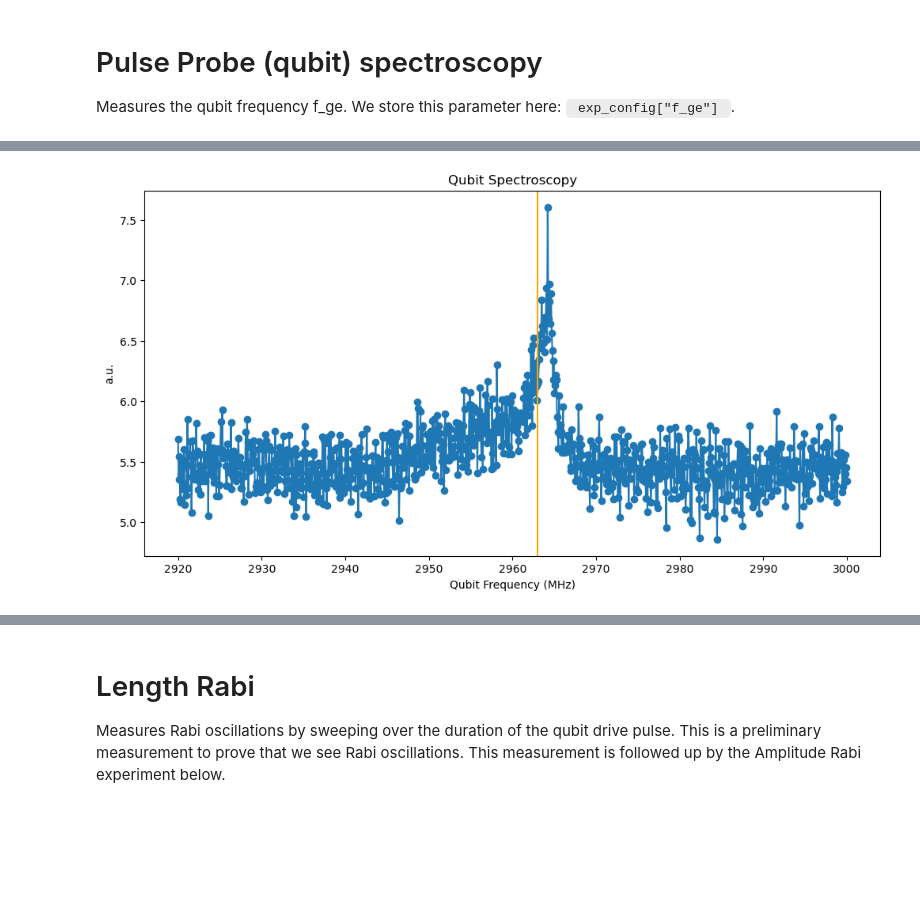
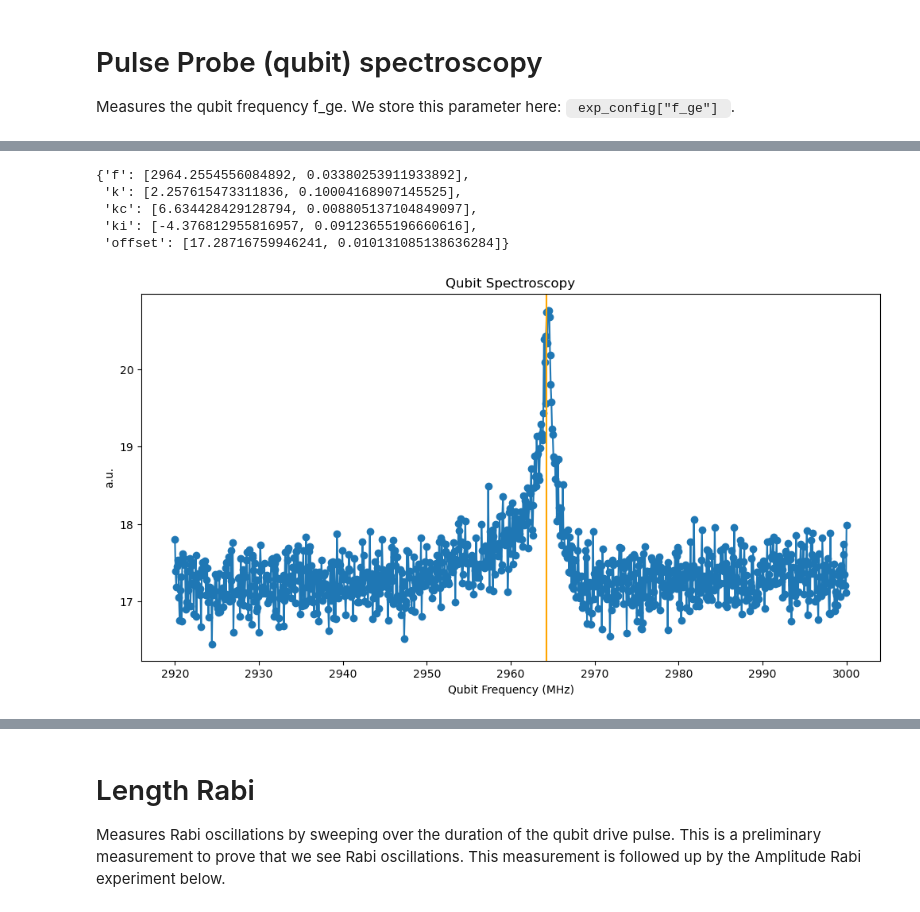
Before and after one commit to sarafs1926/tprocv2_demos, a Jupyter notebook: qick_demos_tprocv2/02_qubit_demos.ipynb, the cells around one changed output, grey strips where cells are left out. Cells and saved outputs as stored; diff of their text form; code cells hidden in the pictures; blank space fills up the shorter version.

```diff
--- a/qick_demos_tprocv2/02_qubit_demos.ipynb
+++ b/qick_demos_tprocv2/02_qubit_demos.ipynb
@@ -368,8 +368,6 @@ class PulseProbeSpectroscopyProgram(AveragerProgramV2):
 
         self.pulse(ch=cfg['res_ch'], name="res_pulse", t=0)
         self.trigger(ros=[cfg['ro_ch']], pins=[0], t=cfg['trig_time'])
-
-        self.wait_auto(cfg['relax_delay']) # wait for qubit to relax
 # %%
 START_FREQ = 2920 # [MHz]
 STOP_FREQ = 3000 # [MHz]
@@ -407,7 +443,30 @@ freqs = qspec.get_pulse_param('qubit_pulse', "freq", as_array=True)
 # %%
+### Fit ###
+fit = Fit()
+# Choose the suitable fitting function
+fit_result = fit.transmission_resonator_spectroscopy(freqs, amps)
+
+# data = fit_result
+
+fit_result = {
+        "f": fit_result['f'],
+        "kc": fit_result['kc'],
+        "ki": fit_result['ki'],
+        "k": fit_result['k'],
+        "offset": fit_result['offset']
+    }
+
+pp.pprint(fit_result)
+
+# plotting
 plt.figure(figsize=(12,6))
 plt.subplot(111,title="Qubit Spectroscopy", xlabel="Qubit Frequency (MHz)", ylabel="a.u.")
-plt.plot(freqs, np.abs(iq_list[0][0].dot([1,1j])),'o-')
-plt.axvline(2963, c='orange'); # The qubit frequency that will be set in config['f_ge']
+plt.plot(freqs, amps,'o-')
+plt.axvline(fit_result['f'][0], c='orange'); # The qubit frequency that will be set in config['f_ge']
 # %% [output]
+{'f': [2964.2554556084892, 0.03380253911933892],
+ 'k': [2.257615473311836, 0.10004168907145525],
+ 'kc': [6.634428429128794, 0.008805137104849097],
+ 'ki': [-4.376812955816957, 0.09123655196660616],
+ 'offset': [17.28716759946241, 0.010131085138636284]}
-[figure, old version]
+[figure, new version]
```
Also changed, not shown: parts of 46 cells of this notebook, 2 other files.
